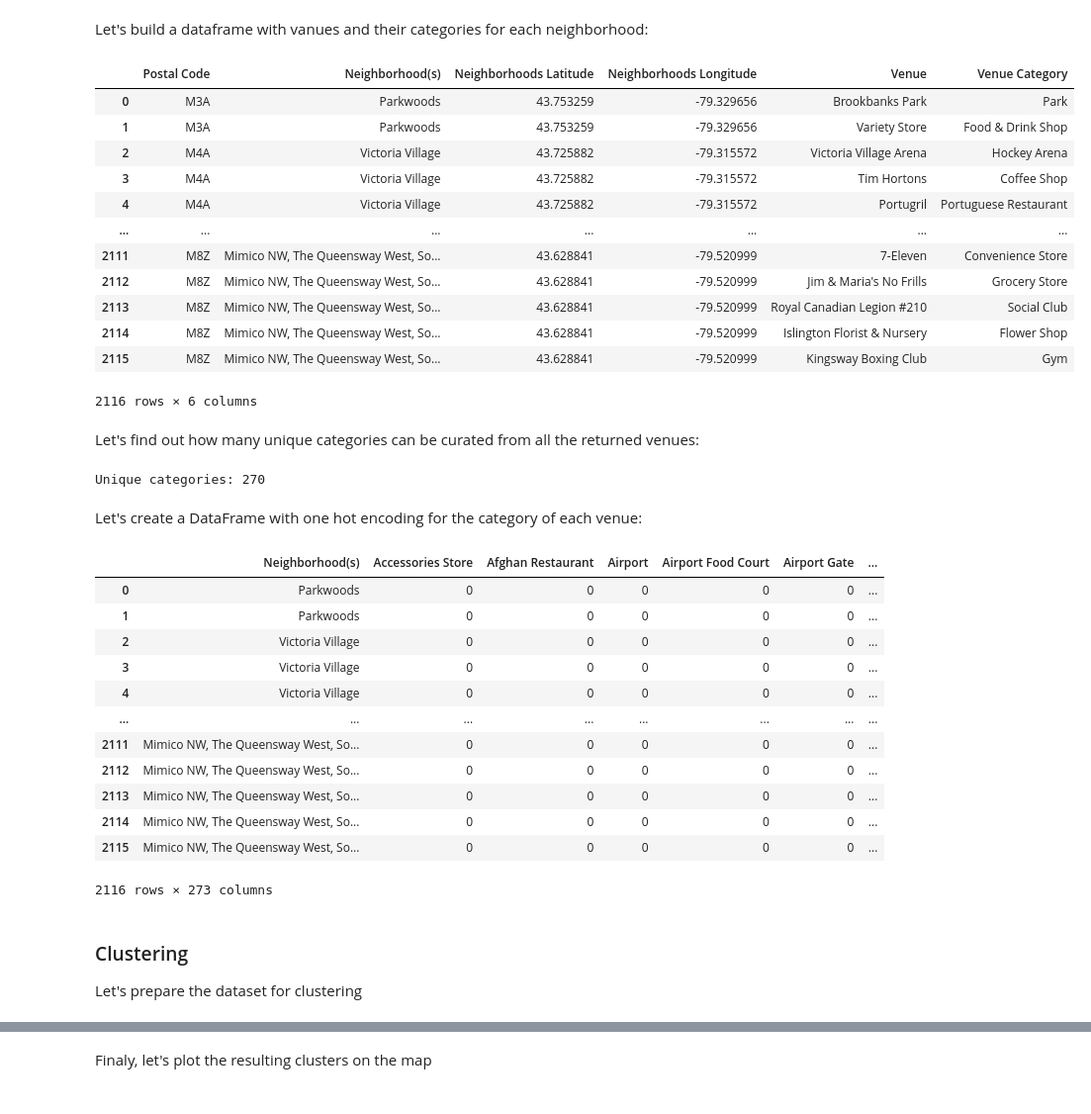
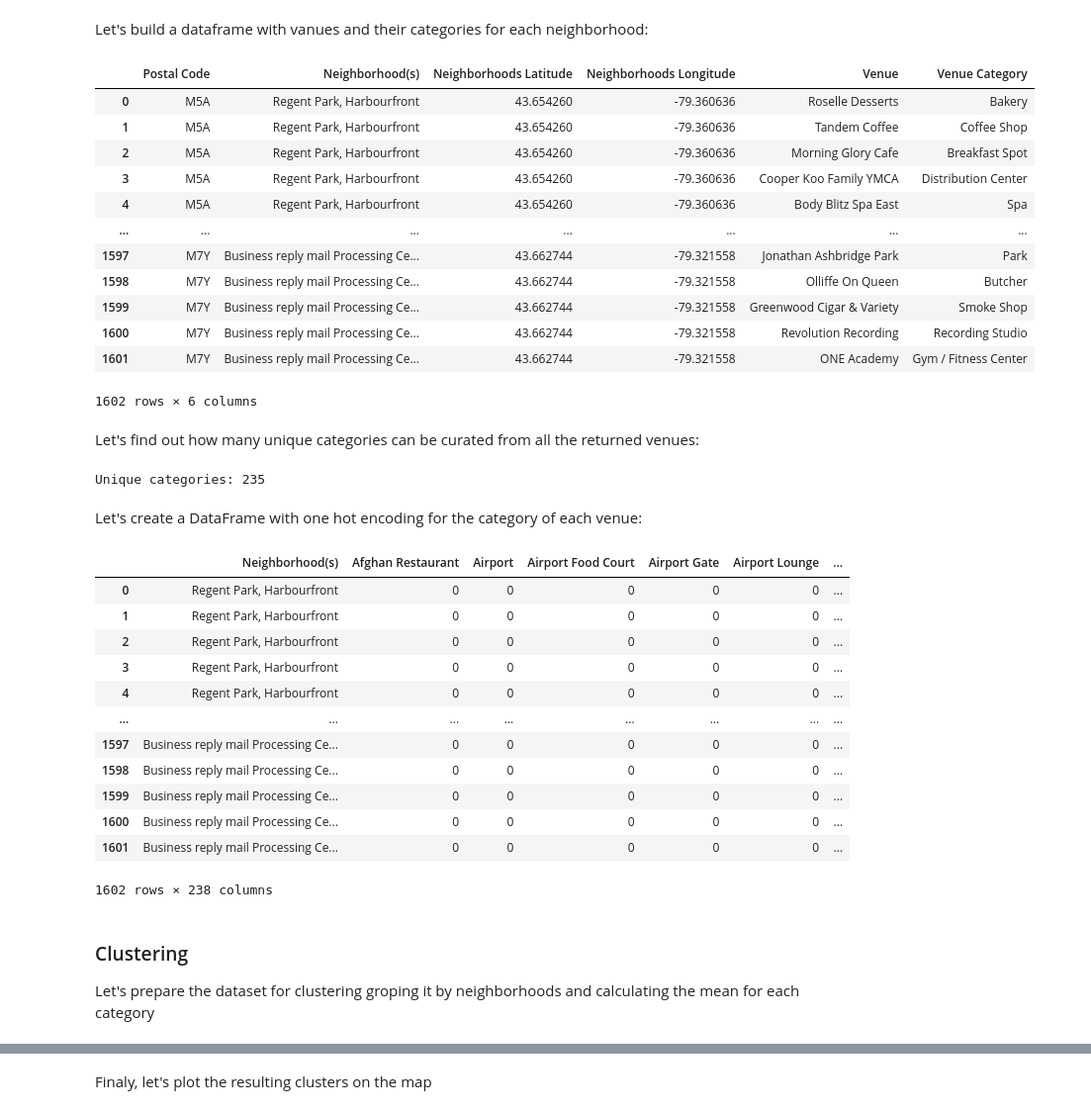
Before and after one commit to oleksandr-kushnir/Coursera_Capstone, a Jupyter notebook: Assignment_Segmenting_and_Clustering_Neighborhoods_in_Toronto.ipynb, the cells around one changed output, grey strips where cells are left out. Shown: that part at 99% size. Cells and saved outputs as stored; diff of their text form; code cells hidden in the pictures.

```diff
--- a/Assignment_Segmenting_and_Clustering_Neighborhoods_in_Toronto.ipynb
+++ b/Assignment_Segmenting_and_Clustering_Neighborhoods_in_Toronto.ipynb
@@ -121,0 +138,3 @@ Libraries imported.
+# %%
+df_toronto = df_merged[df_merged['Borough'].str.contains('Toronto', regex=False)]
+df_toronto
@@ -123,14 +160,14 @@ Libraries imported.
 Let's create a map of Toronto and our negborhoods on it:
 # %%
 # point in the middle of our neighborhoods
-lat_center = df_merged['Latitude'].mean()
-long_center = df_merged['Longitude'].mean()
+lat_center = df_toronto['Latitude'].mean()
+long_center = df_toronto['Longitude'].mean()
 
 #create map object with center in the middle of neighborhoods
 map_toronto = folium.Map(location=[lat_center, long_center], zoom_start=10)
 
 # mark all neighborhoods on the map
-for lat, lon, bor, neigh in zip(df_merged['Latitude'], df_merged['Longitude'], df_merged['Borough'], df_merged['Neighborhood']):
+for lat, lon, bor, neigh in zip(df_toronto['Latitude'], df_toronto['Longitude'], df_toronto['Borough'], df_toronto['Neighborhood']):
   label = 'Borough: \n{}\n, Neighborhood(s): \n{}\n'.format(bor, neigh)
   folium.CircleMarker(
         [lat, lon],
@@ -158,53 +195,53 @@ LIMIT = 100
 Let's build a dataframe with vanues and their categories for each neighborhood:
 # %%
 data = []
-for row in df_merged.iterrows():
+for row in df_toronto.iterrows():
   ZIP, bor, neigh, lat, lng = row[1]
 
   # create the API request URL
   url = 'https://api.foursquare.com/v2/venues/explore?&client_id={}&client_secret={}&v={}&ll={},{}&radius={}&limit={}'.format(
               CLIENT_ID,
               CLIENT_SECRET,
               VERSION,
               lat,
               lng,
               radius,
               LIMIT)
   try:
     results = requests.get(url).json()["response"]['groups'][0]['items']
 
     # return only relevant information for each nearby venue
     for v in results:
       #building DataFrame
       venue = v['venue']['name']
       category = v['venue']['categories'][0]['name']
       data_row = {'Postal Code': ZIP, 'Neighborhood(s)': neigh,	'Neighborhoods Latitude': lat,	'Neighborhoods Longitude': lng, 'Venue': venue, 'Venue Category': category}
       data.append(data_row)
   except:
     #skip neighborhoods without information
     continue
 df_venues = pd.DataFrame(data)
 df_venues
 # %% [output]
 |  | Postal Code | Neighborhood(s) | Neighborhoods Latitude | Neighborhoods Longitude | Venue | Venue Category |
-| 0 | M3A | Parkwoods | 43.753259 | -79.329656 | Brookbanks Park | Park |
-| 1 | M3A | Parkwoods | 43.753259 | -79.329656 | Variety Store | Food & Drink Shop |
-| 2 | M4A | Victoria Village | 43.725882 | -79.315572 | Victoria Village Arena | Hockey Arena |
-| 3 | M4A | Victoria Village | 43.725882 | -79.315572 | Tim Hortons | Coffee Shop |
-| 4 | M4A | Victoria Village | 43.725882 | -79.315572 | Portugril | Portuguese Restaurant |
+| 0 | M5A | Regent Park, Harbourfront | 43.654260 | -79.360636 | Roselle Desserts | Bakery |
+| 1 | M5A | Regent Park, Harbourfront | 43.654260 | -79.360636 | Tandem Coffee | Coffee Shop |
+| 2 | M5A | Regent Park, Harbourfront | 43.654260 | -79.360636 | Morning Glory Cafe | Breakfast Spot |
+| 3 | M5A | Regent Park, Harbourfront | 43.654260 | -79.360636 | Cooper Koo Family YMCA | Distribution Center |
+| 4 | M5A | Regent Park, Harbourfront | 43.654260 | -79.360636 | Body Blitz Spa East | Spa |
 | ... | ... | ... | ... | ... | ... | ... |
-| 2111 | M8Z | Mimico NW, The Queensway West, So... | 43.628841 | -79.520999 | 7-Eleven | Convenience Store |
-| 2112 | M8Z | Mimico NW, The Queensway West, So... | 43.628841 | -79.520999 | Jim & Maria's No Frills | Grocery Store |
-| 2113 | M8Z | Mimico NW, The Queensway West, So... | 43.628841 | -79.520999 | Royal Canadian Legion #210 | Social Club |
-| 2114 | M8Z | Mimico NW, The Queensway West, So... | 43.628841 | -79.520999 | Islington Florist & Nursery | Flower Shop |
-| 2115 | M8Z | Mimico NW, The Queensway West, So... | 43.628841 | -79.520999 | Kingsway Boxing Club | Gym |
+| 1597 | M7Y | Business reply mail Processing Ce... | 43.662744 | -79.321558 | Jonathan Ashbridge Park | Park |
+| 1598 | M7Y | Business reply mail Processing Ce... | 43.662744 | -79.321558 | Olliffe On Queen | Butcher |
+| 1599 | M7Y | Business reply mail Processing Ce... | 43.662744 | -79.321558 | Greenwood Cigar & Variety | Smoke Shop |
+| 1600 | M7Y | Business reply mail Processing Ce... | 43.662744 | -79.321558 | Revolution Recording | Recording Studio |
+| 1601 | M7Y | Business reply mail Processing Ce... | 43.662744 | -79.321558 | ONE Academy | Gym / Fitness Center |
-2116 rows × 6 columns
+1602 rows × 6 columns
 # %% [markdown]
 Let's find out how many unique categories can be curated from all the returned venues:
 # %%
 print('Unique categories:', df_venues['Venue Category'].unique().shape[0])
 # %% [output]
-Unique categories: 270
+Unique categories: 235
 # %% [markdown]
 Let's create a DataFrame with one hot encoding for the category of each venue:
 # %%
@@ -217,22 +254,22 @@ venues_onehot = venues_onehot[fixed_columns]
 
 venues_onehot
 # %% [output]
-|  | Neighborhood(s) | Accessories Store | Afghan Restaurant | Airport | Airport Food Court | Airport Gate | ... |
-| 0 | Parkwoods | 0 | 0 | 0 | 0 | 0 | ... |
-| 1 | Parkwoods | 0 | 0 | 0 | 0 | 0 | ... |
-| 2 | Victoria Village | 0 | 0 | 0 | 0 | 0 | ... |
-| 3 | Victoria Village | 0 | 0 | 0 | 0 | 0 | ... |
-| 4 | Victoria Village | 0 | 0 | 0 | 0 | 0 | ... |
+|  | Neighborhood(s) | Afghan Restaurant | Airport | Airport Food Court | Airport Gate | Airport Lounge | ... |
+| 0 | Regent Park, Harbourfront | 0 | 0 | 0 | 0 | 0 | ... |
+| 1 | Regent Park, Harbourfront | 0 | 0 | 0 | 0 | 0 | ... |
+| 2 | Regent Park, Harbourfront | 0 | 0 | 0 | 0 | 0 | ... |
+| 3 | Regent Park, Harbourfront | 0 | 0 | 0 | 0 | 0 | ... |
+| 4 | Regent Park, Harbourfront | 0 | 0 | 0 | 0 | 0 | ... |
 | ... | ... | ... | ... | ... | ... | ... | ... |
-| 2111 | Mimico NW, The Queensway West, So... | 0 | 0 | 0 | 0 | 0 | ... |
-| 2112 | Mimico NW, The Queensway West, So... | 0 | 0 | 0 | 0 | 0 | ... |
-| 2113 | Mimico NW, The Queensway West, So... | 0 | 0 | 0 | 0 | 0 | ... |
-| 2114 | Mimico NW, The Queensway West, So... | 0 | 0 | 0 | 0 | 0 | ... |
-| 2115 | Mimico NW, The Queensway West, So... | 0 | 0 | 0 | 0 | 0 | ... |
+| 1597 | Business reply mail Processing Ce... | 0 | 0 | 0 | 0 | 0 | ... |
+| 1598 | Business reply mail Processing Ce... | 0 | 0 | 0 | 0 | 0 | ... |
+| 1599 | Business reply mail Processing Ce... | 0 | 0 | 0 | 0 | 0 | ... |
+| 1600 | Business reply mail Processing Ce... | 0 | 0 | 0 | 0 | 0 | ... |
+| 1601 | Business reply mail Processing Ce... | 0 | 0 | 0 | 0 | 0 | ... |
-2116 rows × 273 columns
+1602 rows × 238 columns
 # %% [markdown]
 ### Clustering
-Let's prepare the dataset for clustering
+Let's prepare the dataset for clustering groping it by neighborhoods and calculating the mean for each category
 # %%
 venue_cluster = venues_onehot.groupby(by='Neighborhood(s)', as_index=False).mean()
 venue_cluster
```
Also changed, not shown: parts of 11 cells of this notebook.
